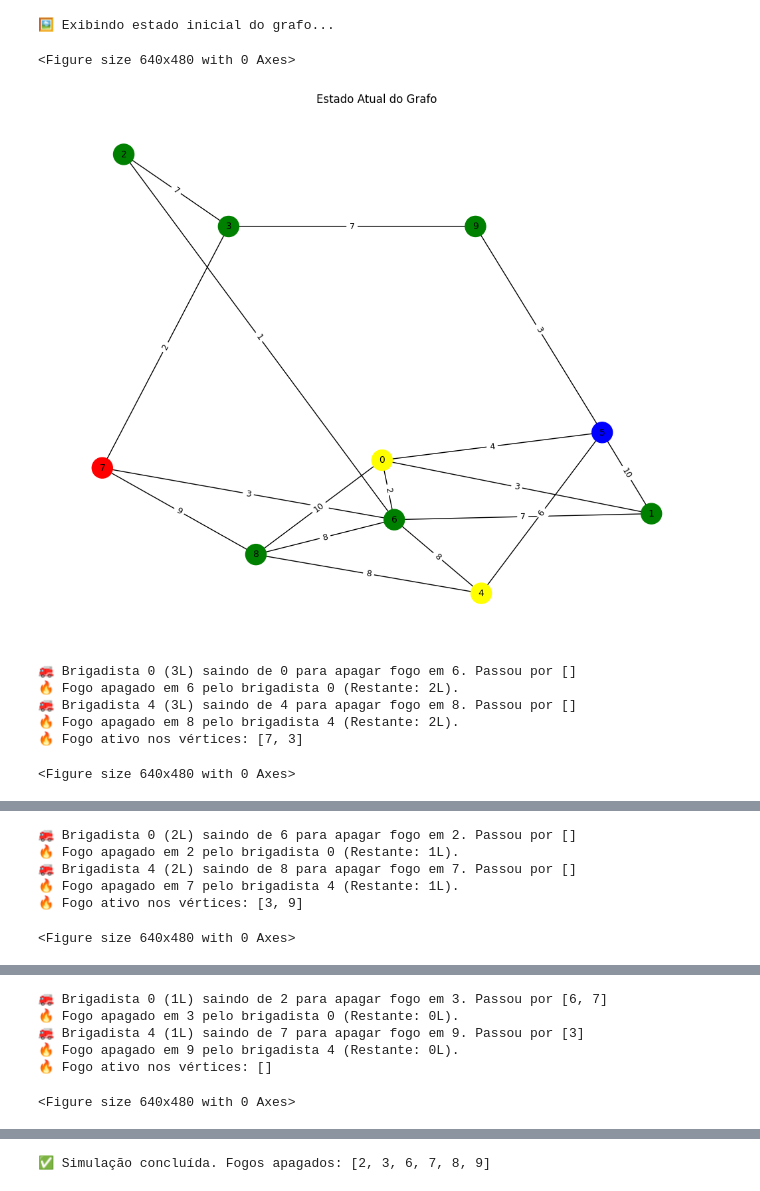
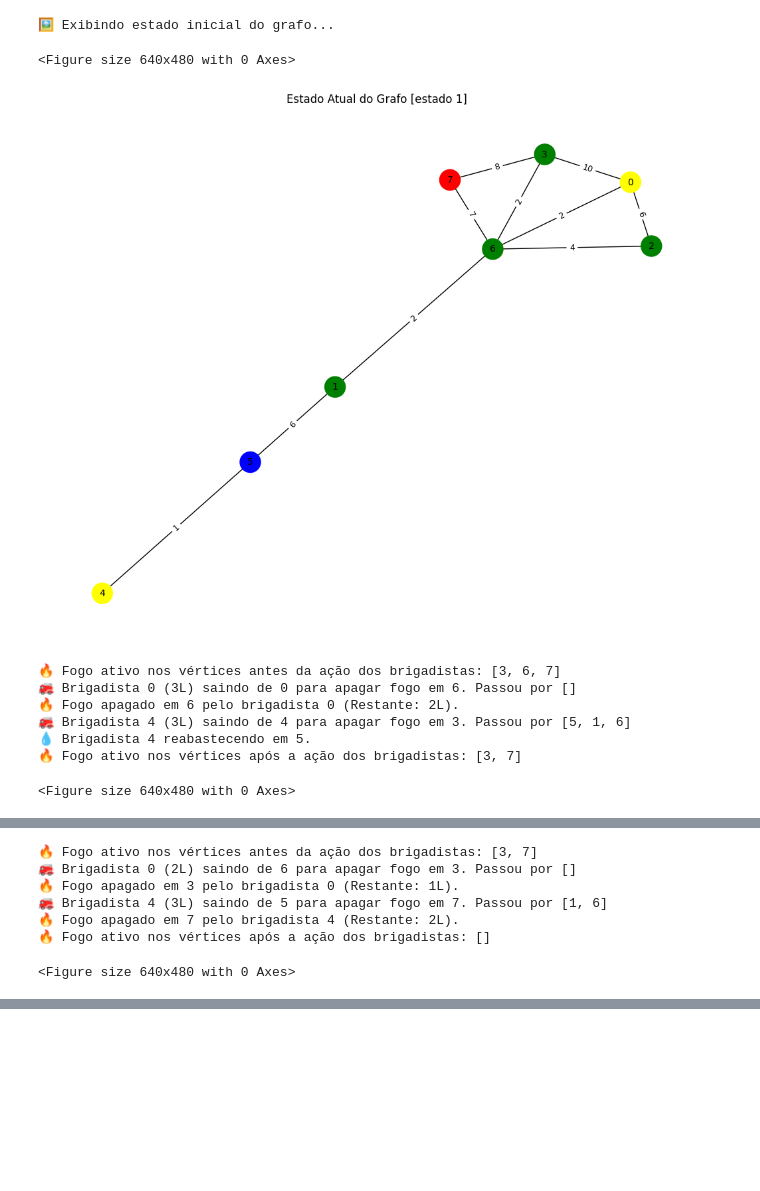
Before and after one commit to KaioBrasildS/Grafos, a Jupyter notebook: notebooks/prototip copy.ipynb, the cells around one changed output, grey strips where cells are left out. Cells and saved outputs as stored; diff of their text form; code cells hidden in the pictures; blank space fills up the shorter version.

Commit message:
feat: show fires before and after in prints

```diff
--- a/notebooks/prototip copy.ipynb
+++ b/notebooks/prototip copy.ipynb
@@ -1,8 +1,4 @@
 # %%
-
-#print deu nao sei
-
-
 import networkx as nx
 import random
 import matplotlib.pyplot as plt
@@ -18,10 +14,13 @@ class SimulacaoIncendio:
         for i in range(num_vertices):
             self.grafo.add_node(i, fogo=False, agua=False, queimado=False, posto_brigadista=(i in self.postos_brigadistas))
 
-        for _ in range(num_arestas):
+        arestas_adicionadas = set()
+        while len(arestas_adicionadas) < num_arestas:
             u, v = random.sample(range(num_vertices), 2)
-            peso = random.randint(1, 10)
-            self.grafo.add_edge(u, v, weight=peso)
+            if (u, v) not in arestas_adicionadas and (v, u) not in arestas_adicionadas:
+                peso = random.randint(1, 10)
+                self.grafo.add_edge(u, v, weight=peso)
+                arestas_adicionadas.add((u, v))
 
         for p in postos_brigadistas:
             self.brigadistas[p] = (p, self.capacidade_caminhoes)
@@ -114,17 +113,26 @@ class SimulacaoIncendio:
         self.iniciar_fogo(inicio_fogo)
 
         print("🖼️ Exibindo estado inicial do grafo...")
-        self.desenhar_grafo()
+        self.desenhar_grafo(1)
 
+        estado = 2
         while self.fogo_ativo:
             self.propagar_fogo()
+
+            # 🔥 Exibe fogos ativos antes da ação dos brigadistas
+            print(f"🔥 Fogo ativo nos vértices antes da ação dos brigadistas: {sorted(self.fogo_ativo)}")
+
             self.enviar_brigadistas()
-            print(f"🔥 Fogo ativo nos vértices: {self.fogo_ativo}")
-            self.desenhar_grafo()
+
+            # 🔥 Exibe fogos ativos depois da ação dos brigadistas
+            print(f"🔥 Fogo ativo nos vértices após a ação dos brigadistas: {sorted(self.fogo_ativo)}")
+
+            self.desenhar_grafo(estado)
+            estado += 1
 
         print(f"✅ Simulação concluída. Fogos apagados: {sorted(self.fogos_apagados)}")
 
-    def desenhar_grafo(self):
+    def desenhar_grafo(self, estado):
         plt.clf()
         node_colors = []
         for n in self.grafo.nodes:
@@ -142,25 +150,25 @@ class SimulacaoIncendio:
         plt.figure(figsize=(10, 8))
         nx.draw(self.grafo, self.pos, with_labels=True, node_size=500, node_color=node_colors, font_size=10)
 
-        # Adicionando rótulos com os pesos das arestas
         edge_labels = nx.get_edge_attributes(self.grafo, 'weight')
         nx.draw_networkx_edge_labels(self.grafo, self.pos, edge_labels=edge_labels, font_size=9)
 
-        plt.title("Estado Atual do Grafo")
+        plt.title(f"Estado Atual do Grafo [estado {estado}]")
         plt.draw()
         plt.pause(1.5)
 # %%
 
 # Exemplo de uso
-sim = SimulacaoIncendio(num_vertices=10, num_arestas=20, postos_brigadistas=[0, 4], pontos_agua=[5], capacidade_caminhoes=3)
+sim = SimulacaoIncendio(num_vertices=8, num_arestas=10, postos_brigadistas=[0, 4], pontos_agua=[5], capacidade_caminhoes=3)
 sim.simular(inicio_fogo=7)
 # %% [output]
 🖼️ Exibindo estado inicial do grafo...
 <Figure size 640x480 with 0 Axes>
-[figure, old version]
+[figure, new version]
+🔥 Fogo ativo nos vértices antes da ação dos brigadistas: [3, 6, 7]
 🚒 Brigadista 0 (3L) saindo de 0 para apagar fogo em 6. Passou por []
 🔥 Fogo apagado em 6 pelo brigadista 0 (Restante: 2L).
-🚒 Brigadista 4 (3L) saindo de 4 para apagar fogo em 8. Passou por []
-🔥 Fogo apagado em 8 pelo brigadista 4 (Restante: 2L).
-🔥 Fogo ativo nos vértices: [7, 3]
+🚒 Brigadista 4 (3L) saindo de 4 para apagar fogo em 3. Passou por [5, 1, 6]
+💧 Brigadista 4 reabastecendo em 5.
+🔥 Fogo ativo nos vértices após a ação dos brigadistas: [3, 7]
 <Figure size 640x480 with 0 Axes>
@@ -168,6 +176,7 @@ sim.simular(inicio_fogo=7)
-🚒 Brigadista 0 (2L) saindo de 6 para apagar fogo em 2. Passou por []
-🔥 Fogo apagado em 2 pelo brigadista 0 (Restante: 1L).
-🚒 Brigadista 4 (2L) saindo de 8 para apagar fogo em 7. Passou por []
-🔥 Fogo apagado em 7 pelo brigadista 4 (Restante: 1L).
-🔥 Fogo ativo nos vértices: [3, 9]
+🔥 Fogo ativo nos vértices antes da ação dos brigadistas: [3, 7]
+🚒 Brigadista 0 (2L) saindo de 6 para apagar fogo em 3. Passou por []
+🔥 Fogo apagado em 3 pelo brigadista 0 (Restante: 1L).
+🚒 Brigadista 4 (3L) saindo de 5 para apagar fogo em 7. Passou por [1, 6]
+🔥 Fogo apagado em 7 pelo brigadista 4 (Restante: 2L).
+🔥 Fogo ativo nos vértices após a ação dos brigadistas: []
 <Figure size 640x480 with 0 Axes>
@@ -175,6 +183,0 @@ sim.simular(inicio_fogo=7)
-🚒 Brigadista 0 (1L) saindo de 2 para apagar fogo em 3. Passou por [6, 7]
-🔥 Fogo apagado em 3 pelo brigadista 0 (Restante: 0L).
-🚒 Brigadista 4 (1L) saindo de 7 para apagar fogo em 9. Passou por [3]
-🔥 Fogo apagado em 9 pelo brigadista 4 (Restante: 0L).
-🔥 Fogo ativo nos vértices: []
-<Figure size 640x480 with 0 Axes>
@@ -182 +183,0 @@ sim.simular(inicio_fogo=7)
-✅ Simulação concluída. Fogos apagados: [2, 3, 6, 7, 8, 9]
```
Also changed, not shown: parts of 1 cell of this notebook.
